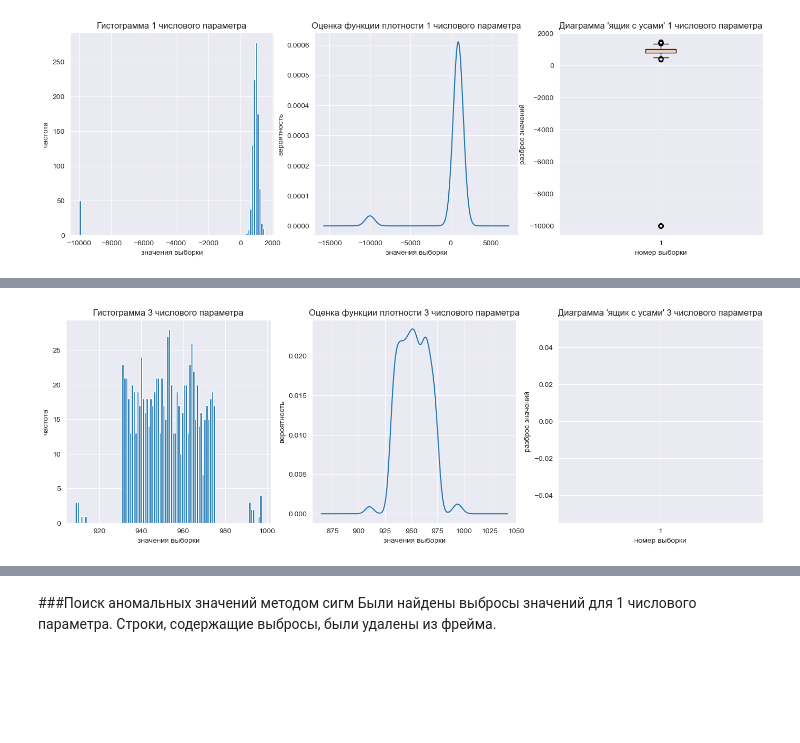
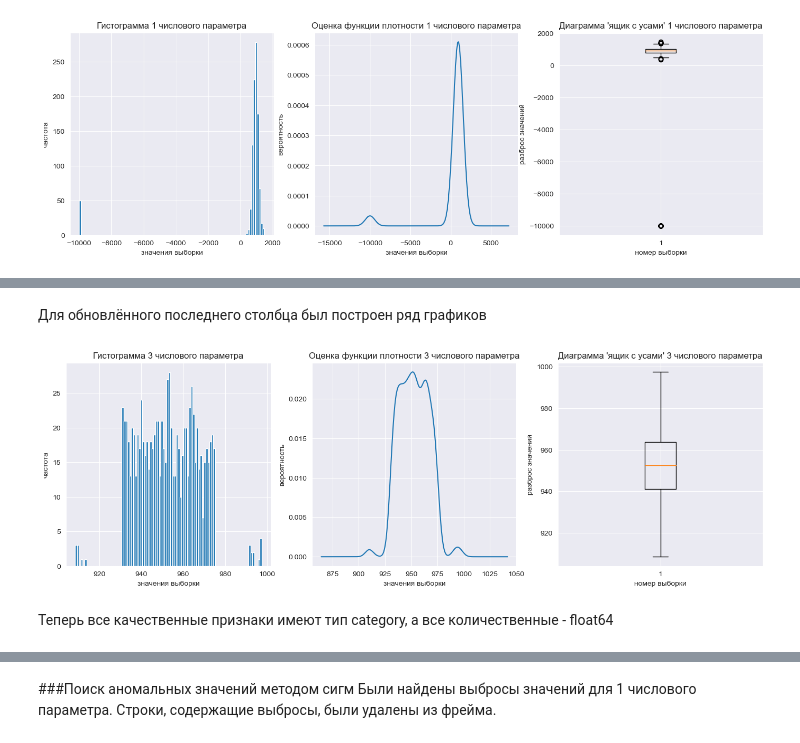
Before and after one commit to fongradnastya/data_analysis_1, a Jupyter notebook: notebooks/work1.ipynb, the cells around one changed output, grey strips where cells are left out. Drawn from its saved outputs; the diff is of its cells as text; code cells hidden in the pictures; blank space fills up the shorter version.

```diff
--- a/notebooks/work1.ipynb
+++ b/notebooks/work1.ipynb
@@ -215,20 +189,24 @@ memory usage: 25.9 KB
+# %% [markdown]
+Для обновлённого последнего столбца был построен ряд графиков
 # %%
-num3 = frame[NUM_3]
+num3 = frame[NUM_3].dropna()
 # n_bins = len(num2)
 fig = plt.figure(figsize=(17, 5))
 ax = fig.add_subplot(131)
 ax2 = fig.add_subplot(133)
 ax3 = fig.add_subplot(132)
 ax.hist(num3, bins=100)
 ax2.boxplot(x=num3, data=frame)
 num3.plot.kde()
 ax.set_title("Гистограмма 3 числового параметра")
 ax3.set_title("Оценка функции плотности 3 числового параметра")
 ax2.set_title("Диаграмма 'ящик с усами' 3 числового параметра")
 plt.setp([ax, ax2, ax3], xlabel='значения выборки')
 plt.setp([ax], ylabel='частота')
 plt.setp([ax3], ylabel='вероятность')
 plt.setp([ax2], xlabel='номер выборки', ylabel='разброс значений')
 plt.show()
 # %% [output]
-[figure, old version]
+[figure, new version]
+# %% [markdown]
+Теперь все качественные признаки имеют тип category, а все количественные - float64
```
Also changed, not shown: parts of 25 cells of this notebook.
